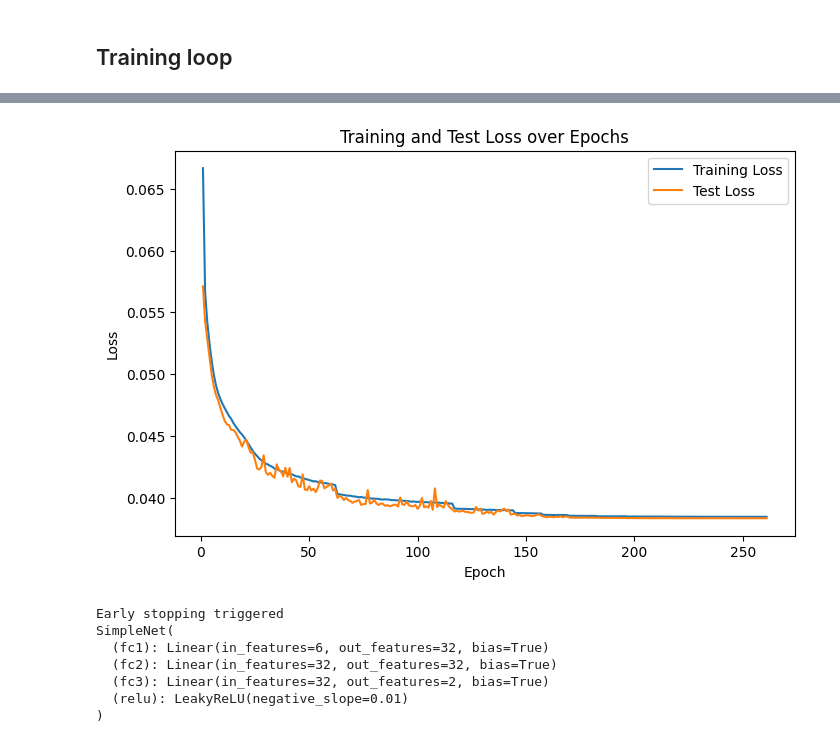
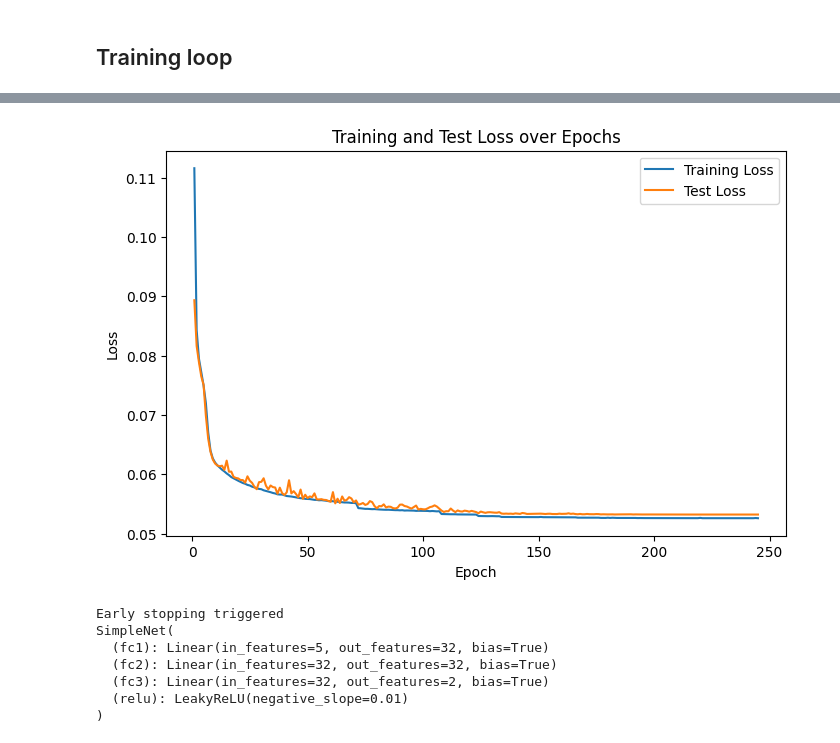
Before and after one commit to freddiefreeloader1/Imitation-Learning-for-Driving-Control, a Jupyter notebook: traning_model.ipynb, the cells around one changed output, grey strips where cells are left out. Drawn from its saved outputs; the diff is of its cells as text; code cells hidden in the pictures.

Commit message:
added new models and scaling params

```diff
--- a/traning_model.ipynb
+++ b/traning_model.ipynb
@@ -27,7 +27,7 @@ class TrajectoryDataset(Dataset):
     def __init__(self, data, normalize=True):
         self.data = data
 
-        self.state_keys = ['s', 'e', 'dtheta', 'vx', 'vy', 'omega']
+        self.state_keys = ['s', 'e', 'dtheta', 'vx', 'vy']
         self.action_keys = ['throttle', 'steering']
 
         self.raw_states = []
@@ -54,7 +54,7 @@ class TrajectoryDataset(Dataset):
                 'std': (self.state_std.tolist(), self.action_std.tolist())
             }
 
-            with open('./Model/scaling_params.json', 'w') as f:
+            with open('./Model/scaling_params_2.json', 'w') as f:
                 json.dump(scaling_params, f)
 
             self.states = (self.states - self.state_mean) / (self.state_std + 1e-8)
@@ -79,7 +81,7 @@ with open('all_trajectories.yaml', 'r') as f:
 # %%
+filtered_data = {key: value for key, value in data.items() if len(value['s']) > 250}
 
-
-dataset = TrajectoryDataset(data)
+dataset = TrajectoryDataset(filtered_data)
 
 dataloader = DataLoader(dataset, batch_size=32, shuffle=True)
 # %%
@@ -104,7 +106,7 @@ Pytorch model and the hyperparameters used for training
 importlib.reload(Model.my_model)
 from Model.my_model import SimpleNet
 # %%
-model = SimpleNet(input_size=6, hidden_size=32, output_size=2)
+model = SimpleNet(input_size=5, hidden_size=32, output_size=2)
 
 criterion = nn.HuberLoss(delta = 0.75)
 
@@ -176,7 +178,7 @@ for epoch in range(num_epochs):
     if avg_test_loss < best_test_loss:
         best_test_loss = avg_test_loss
         patience_counter = 0
-        torch.save(model.state_dict(), './Model/model.pth')
+        torch.save(model.state_dict(), './Model/model_2.pth')
     else:
         patience_counter += 1
 
@@ -196,7 +198,7 @@ for epoch in range(num_epochs):
         print("Early stopping triggered")
         break
 
-model.load_state_dict(torch.load("./Model/model.pth"))
+model.load_state_dict(torch.load("./Model/model_2.pth"))
 model.to(device)
 
 print(model)
@@ -206,7 +208,7 @@ Epoch 261/500, Train Loss: 0.03846
-[figure, old version]
+[figure, new version]
 Early stopping triggered
 SimpleNet(
-  (fc1): Linear(in_features=6, out_features=32, bias=True)
+  (fc1): Linear(in_features=5, out_features=32, bias=True)
   (fc2): Linear(in_features=32, out_features=32, bias=True)
   (fc3): Linear(in_features=32, out_features=2, bias=True)
   (relu): LeakyReLU(negative_slope=0.01)
```
Also changed, not shown: parts of 3 cells of this notebook, 8 other files.
